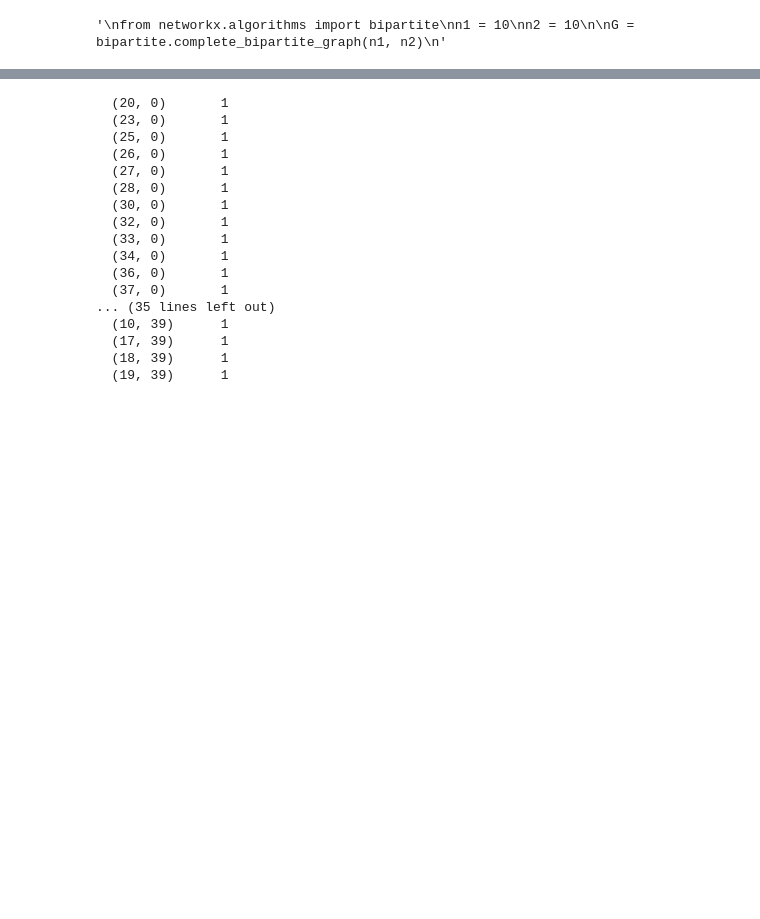
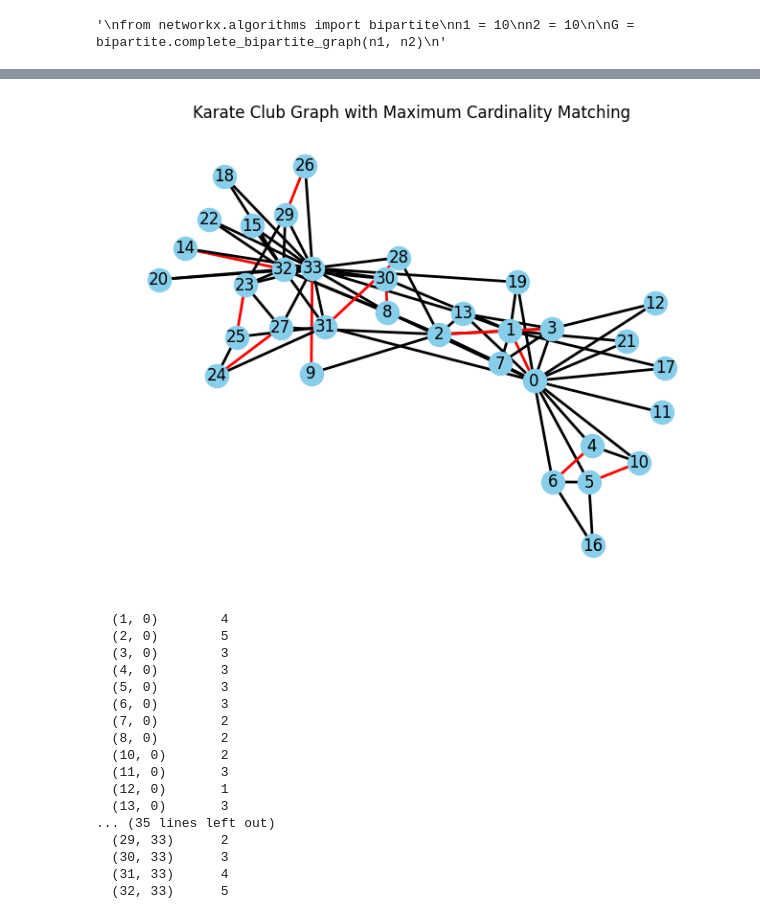
Before and after one commit to GregorySchwing/MatchingInPython, a Jupyter notebook: simplegaussian.ipynb, the cells around one changed output, grey strips where cells are left out. Drawn from its saved outputs; the diff is of its cells as text; code cells hidden in the pictures; blank space fills up the shorter version.

```diff
--- a/simplegaussian.ipynb
+++ b/simplegaussian.ipynb
@@ -57,3 +65,23 @@ plt.show()
+# %%
+import networkx as nx
+import matplotlib.pyplot as plt
+
+# Create the Karate Club graph
+G = nx.karate_club_graph()
+
+# Find the maximum cardinality matching
+matching = nx.maximal_matching(G)
+
+# Create a list of edge colors, red for edges in the matching and black for others
+edge_colors = ['r' if edge in matching or (edge[1], edge[0]) in matching else 'k' for edge in G.edges()]
+
+# Draw the graph with edges in the matching as bold red
+pos = nx.spring_layout(G)
+nx.draw(G, pos, with_labels=True, node_color='skyblue', edge_color=edge_colors, width=2.0)
+plt.title("Karate Club Graph with Maximum Cardinality Matching")
+plt.show()
+# %% [output]
+[figure, added]
 # %%
 # Convert the graph to a SciPy sparse matrix
 mat = nx.to_scipy_sparse_array(G,format="csc")
@@ -61,21 +89,21 @@ mat = nx.to_scipy_sparse_array(G,format="csc")
 # Print the SciPy sparse matrix (in Compressed Sparse Column format, CSC)
 print(mat)
 # %% [output]
-  (20, 0)       1
-  (23, 0)       1
-  (25, 0)       1
-  (26, 0)       1
-  (27, 0)       1
-  (28, 0)       1
-  (30, 0)       1
-  (32, 0)       1
-  (33, 0)       1
-  (34, 0)       1
-  (36, 0)       1
-  (37, 0)       1
+  (1, 0)        4
+  (2, 0)        5
+  (3, 0)        3
+  (4, 0)        3
+  (5, 0)        3
+  (6, 0)        3
+  (7, 0)        2
+  (8, 0)        2
+  (10, 0)       2
+  (11, 0)       3
+  (12, 0)       1
+  (13, 0)       3
 ... (35 lines left out)
-  (10, 39)      1
-  (17, 39)      1
-  (18, 39)      1
-  (19, 39)      1
+  (29, 33)      2
+  (30, 33)      3
+  (31, 33)      4
+  (32, 33)      5
 # %%
```
Also changed, not shown: parts of 21 cells of this notebook.
